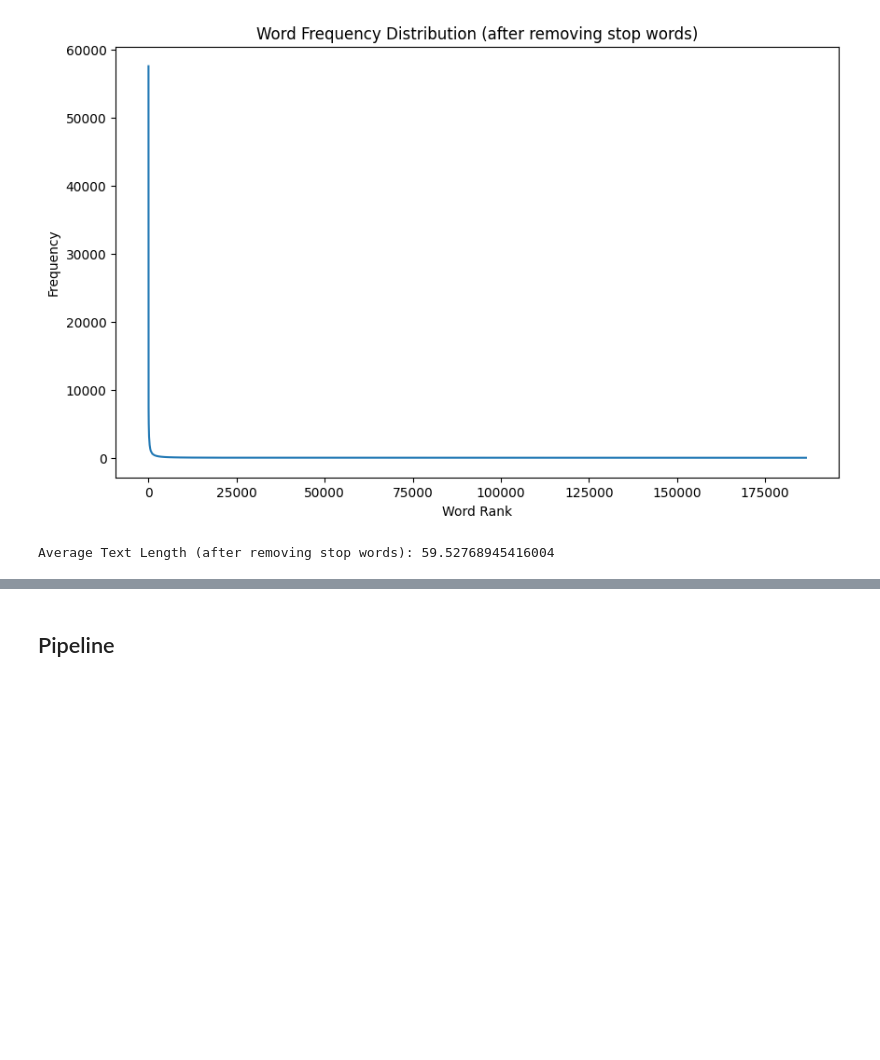
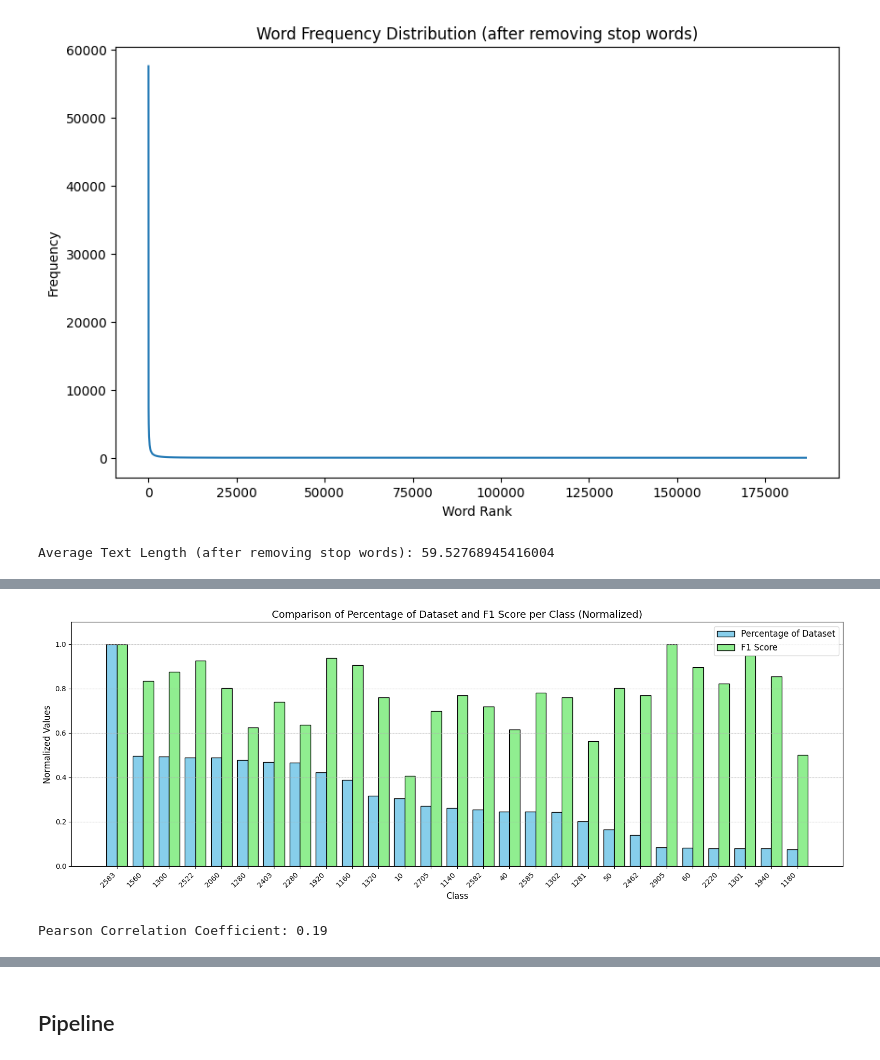
Before and after one commit to PeterStieg/feb25_bds_classification-of-rakuten-e-commerce-products, a Jupyter notebook: Classical_ML.ipynb, the cells around one changed output, grey strips where cells are left out. Cells and saved outputs as stored; diff of their text form; code cells hidden in the pictures; blank space fills up the shorter version.

```diff
--- a/Classical_ML.ipynb
+++ b/Classical_ML.ipynb
@@ -125,0 +448,56 @@ Average Text Length (after removing stop words): 59.52768945416004
+# %%
+import matplotlib.pyplot as plt
+import numpy as np
+
+# Data for the plot
+classes = [
+    "10", "40", "50", "60", "1140", "1160", "1180", "1280", "1281", "1300", "1301", "1302", "1320", "1560",
+    "1920", "1940", "2060", "2220", "2280", "2403", "2462", "2522", "2582", "2583", "2585", "2705", "2905"
+]
+percentages = [
+    3.67, 2.95, 1.98, 0.98, 3.15, 4.66, 0.90, 5.74, 2.44, 5.94, 0.95, 2.93, 3.82,
+    5.97, 5.07, 0.95, 5.88, 0.97, 5.61, 5.62, 1.67, 5.88, 3.05, 12.02, 2.94, 3.25, 1.03
+]
+f1_scores = [
+    0.39, 0.59, 0.77, 0.86, 0.74, 0.87, 0.48, 0.60, 0.54, 0.84, 0.91, 0.73, 0.73,
+    0.80, 0.90, 0.82, 0.77, 0.79, 0.61, 0.71, 0.74, 0.89, 0.69, 0.96, 0.75, 0.67, 0.96
+]
+
+# Sort the data by percentages
+sorted_data = sorted(zip(percentages, f1_scores, classes), reverse=True)  # Sort by percentages in descending order
+percentages, f1_scores, classes = zip(*sorted_data)  # Unzip the sorted data
+
+# Normalize the data
+percentages_normalized = [p / max(percentages) for p in percentages]  # Normalize percentages to [0, 1]
+f1_scores_normalized = [f / max(f1_scores) for f in f1_scores]        # F1 scores are already in [0, 1]
+
+# Create the grouped bar chart
+x = np.arange(len(classes))  # The label locations
+width = 0.4  # Width of the bars
+
+plt.figure(figsize=(16, 6))
+plt.bar(x - width/2, percentages_normalized, width, label='Percentage of Dataset', color='skyblue', edgecolor='black')
+plt.bar(x + width/2, f1_scores_normalized, width, label='F1 Score', color='lightgreen', edgecolor='black')
+
+# Add labels, title, and legend
+plt.title('Comparison of Percentage of Dataset and F1 Score per Class (Normalized)', fontsize=14)
+plt.xlabel('Class', fontsize=12)
+plt.ylabel('Normalized Values', fontsize=12)
+plt.xticks(x, classes, rotation=45, fontsize=10, ha='right')  # Rotate and align labels
+plt.ylim(0, 1.1)  # Extend y-axis slightly above 1 for better visibility
+plt.grid(axis='y', linestyle='--', alpha=0.7)
+plt.legend(fontsize=12)
+plt.tight_layout()
+
+# Show the plot
+plt.show()
+# %% [output]
+[figure, added]
+# %%
+import numpy as np
+
+# Calculate the Pearson correlation coefficient
+correlation = np.corrcoef(percentages, f1_scores)[0, 1]
+print(f"Pearson Correlation Coefficient: {correlation:.2f}")
+# %% [output]
+Pearson Correlation Coefficient: 0.19
```
Also changed, not shown: parts of 30 cells of this notebook.
